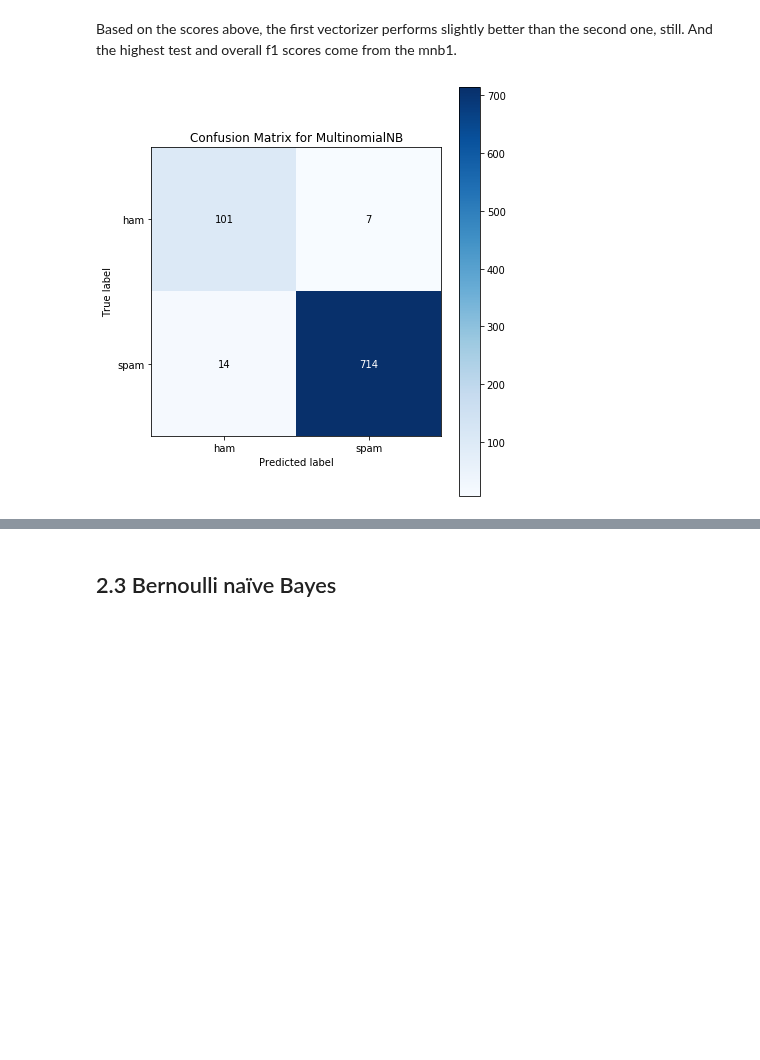
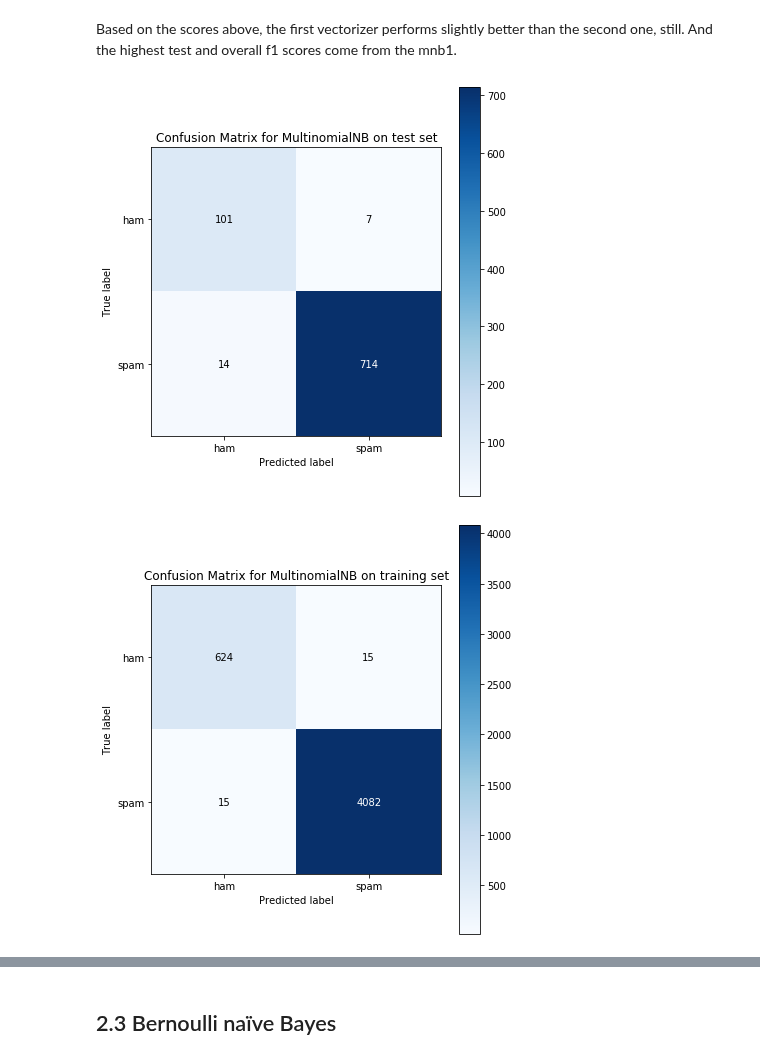
Before and after one commit to ECS171-Project/Final-project, a Jupyter notebook: NaiiveBayes.ipynb, the cells around one changed output, grey strips where cells are left out. Drawn from its saved outputs; the diff is of its cells as text; code cells hidden in the pictures; blank space fills up the shorter version.

```diff
--- a/NaiiveBayes.ipynb
+++ b/NaiiveBayes.ipynb
@@ -214,7 +226,10 @@ mnb2.get_scores()
 # %% [markdown]
 Based on the scores above, the first vectorizer performs slightly better than  the second one, still. And the highest test and overall f1 scores come from the mnb1.
 # %%
-mnb1.plot_confusion()
-plt.show()
+mnb1.plot_confusion(target = 'test')
 # %% [output]
-[figure, old version]
+[figure, new version]
+# %%
+mnb1.plot_confusion(target = 'training')
+# %% [output]
+[figure, added]
```
Also changed, not shown: parts of 8 cells of this notebook.
